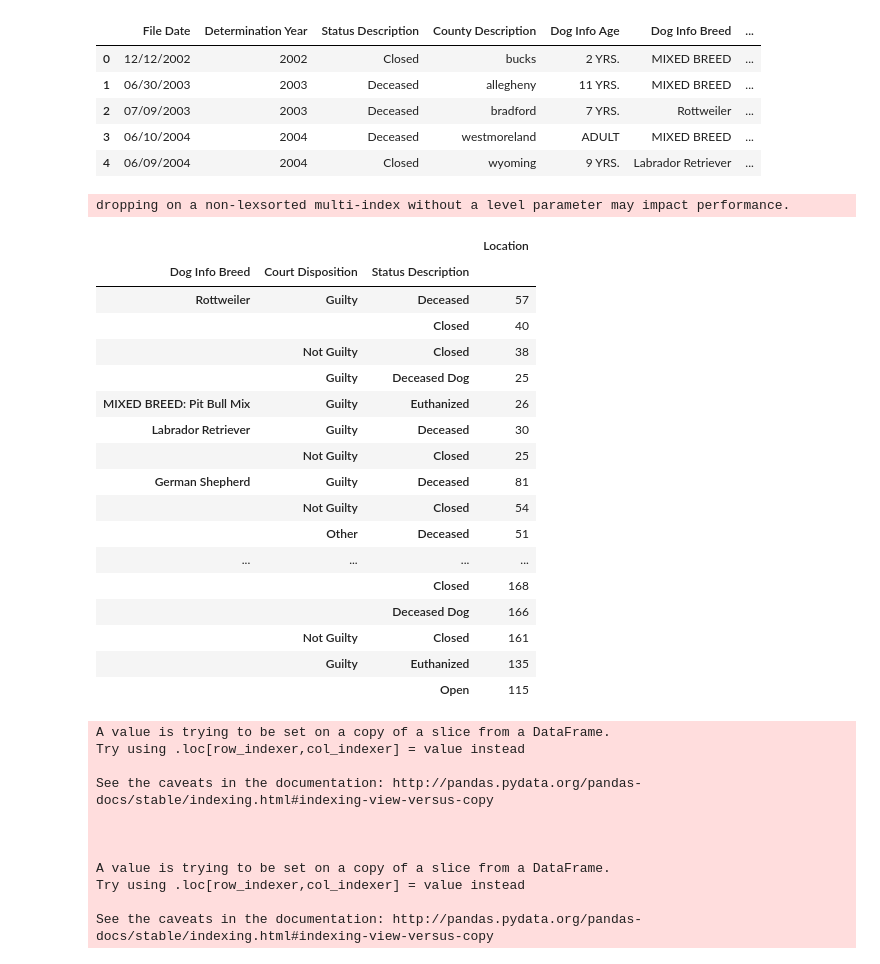
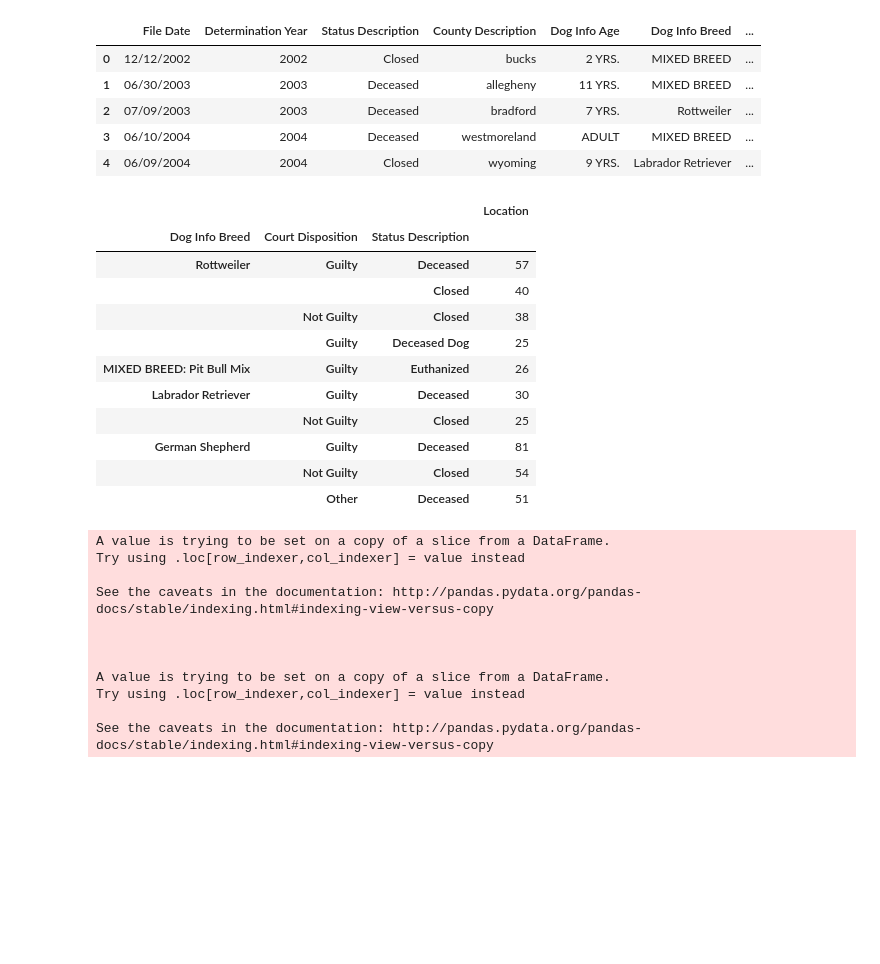
Before and after one commit to DanielleRomanoff/DS-Unit-1-Project_Dog_Bites, a Jupyter notebook: Dog Bites Project Technical.ipynb, the cells around one changed output. Cells and saved outputs as stored; diff of their text form; code cells hidden in the pictures; blank space fills up the shorter version.

```diff
--- a/Dog Bites Project Technical.ipynb
+++ b/Dog Bites Project Technical.ipynb
@@ -262,29 +264,22 @@ pa_data.head()
 # %%
 pa_data_new = pa_data.groupby(['Dog Info Breed', 'Court Disposition', 'Status Description']).count().sort_values(by = ['Dog Info Breed', 'Location'], ascending = False)
 pa_data_modified = pa_data_new.drop(index = ['UNKNOWN', 'OTHER', 'MIXED BREED', 'Mastiff'])
 pa_bite_data = pa_data_modified[pa_data_modified['Location'] >= 25]
 pa_bite_final = pd.DataFrame(pa_bite_data, columns = ['Location'])
-pa_bite_final.head(20)
+pa_bite_final.head(10)
 # %% [output]
-dropping on a non-lexsorted multi-index without a level parameter may impact performance.
 |  |  |  | Location |
 | Dog Info Breed | Court Disposition | Status Description |  |
 | Rottweiler | Guilty | Deceased | 57 |
 |  |  | Closed | 40 |
 |  | Not Guilty | Closed | 38 |
 |  | Guilty | Deceased Dog | 25 |
 | MIXED BREED: Pit Bull Mix | Guilty | Euthanized | 26 |
 | Labrador Retriever | Guilty | Deceased | 30 |
 |  | Not Guilty | Closed | 25 |
 | German Shepherd | Guilty | Deceased | 81 |
 |  | Not Guilty | Closed | 54 |
 |  | Other | Deceased | 51 |
-| ... | ... | ... | ... |
-|  |  | Closed | 168 |
-|  |  | Deceased Dog | 166 |
-|  | Not Guilty | Closed | 161 |
-|  | Guilty | Euthanized | 135 |
-|  |  | Open | 115 |
 # %%
 df = pd.read_csv('https://raw.githubusercontent.com/plotly/datasets/master/minoritymajority.csv')
 df_pa = df[df['STNAME'] == 'Pennsylvania']
```
Also changed, not shown: parts of 2 cells of this notebook, 1 other file.
